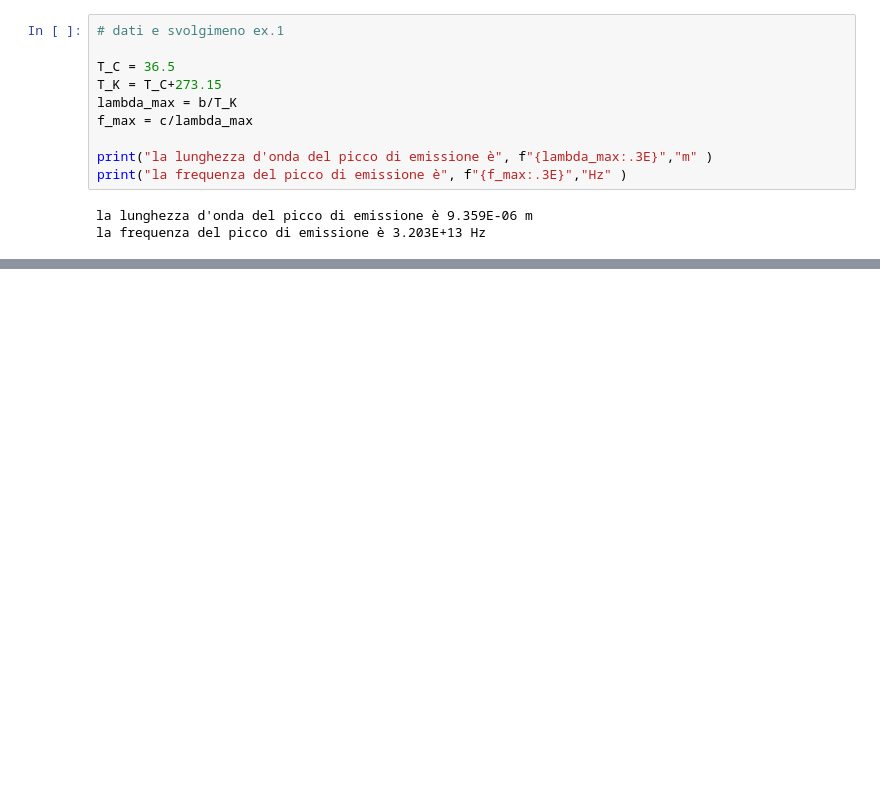
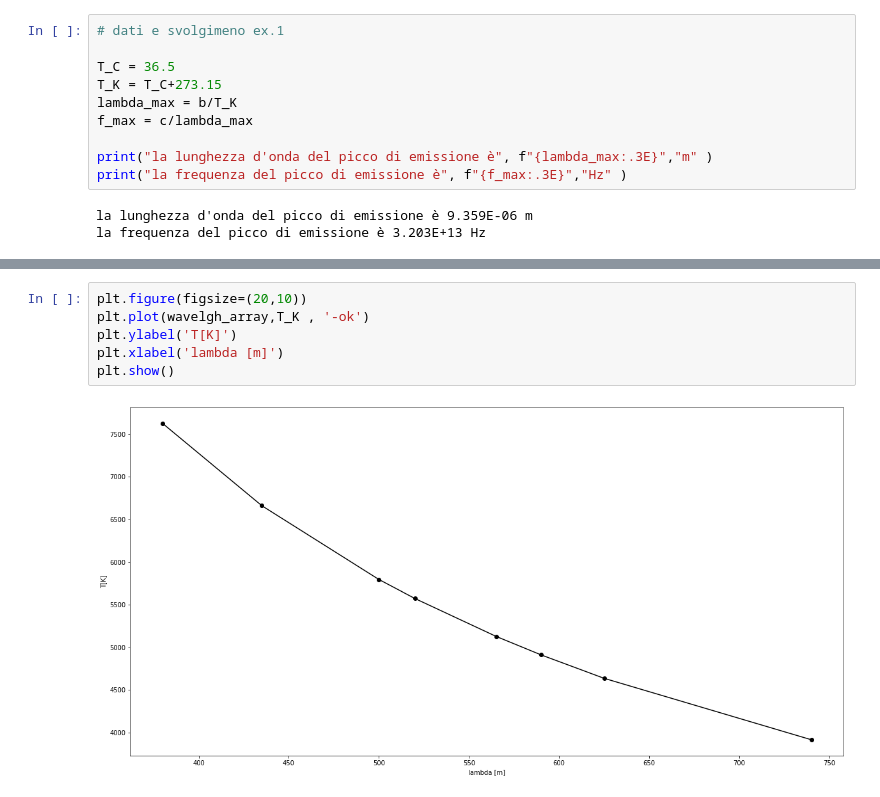
Before and after one commit to massimobosetti/Physics, a Jupyter notebook: 5.3_Crisi_della_fisica_classica/5.3.4_Il_corpo_nero,_l'ipotesi_di_Planck/5.3.6.1_Legge_di_Wien_e_applicazioni.ipynb, the cells around one changed output, grey strips where cells are left out. Drawn from its saved outputs; the diff is of its cells as text; blank space fills up the shorter version.

```diff
--- a/5.3_Crisi_della_fisica_classica/5.3.4_Il_corpo_nero,_l'ipotesi_di_Planck/5.3.6.1_Legge_di_Wien_e_applicazioni.ipynb
+++ b/5.3_Crisi_della_fisica_classica/5.3.4_Il_corpo_nero,_l'ipotesi_di_Planck/5.3.6.1_Legge_di_Wien_e_applicazioni.ipynb
@@ -58,0 +118,8 @@ la frequenza del picco di emissione è 3.203E+13 Hz
+# %%
+plt.figure(figsize=(20,10))
+plt.plot(wavelgh_array,T_K , '-ok')
+plt.ylabel('T[K]')
+plt.xlabel('lambda [m]')
+plt.show()
+# %% [output]
+[figure, added]
```
Also changed, not shown: parts of 6 cells of this notebook, 4 other files.
